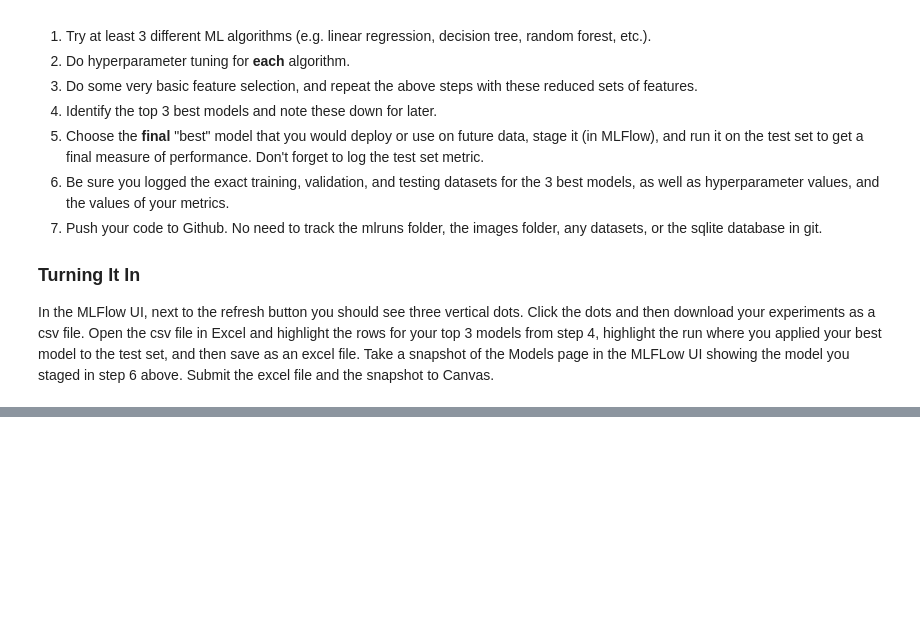
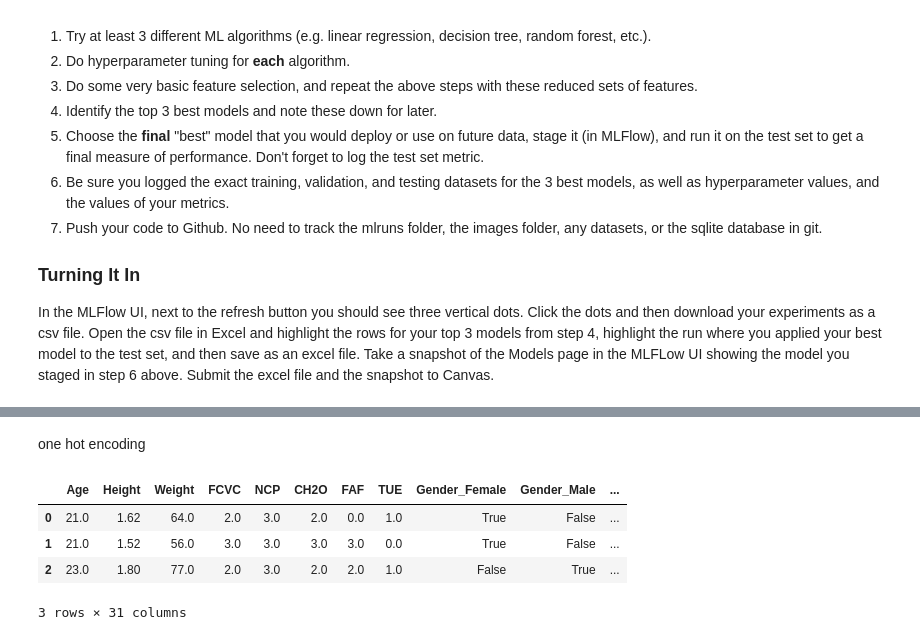
Before and after one commit to ebmecinascruz/mlops, a Jupyter notebook: notebooks/Lab_2_exp_tracking_local.ipynb, the cells around one changed output, grey strips where cells are left out. Drawn from its saved outputs; the diff is of its cells as text; code cells hidden in the pictures; blank space fills up the shorter version.

```diff
--- a/notebooks/Lab_2_exp_tracking_local.ipynb
+++ b/notebooks/Lab_2_exp_tracking_local.ipynb
@@ -460,0 +482,23 @@ In the MLFlow UI, next to the refresh button you should see three vertical dots.
+# %% [markdown]
+one hot encoding
+# %%
+df_encoded = pd.get_dummies(
+    obesity.drop(columns=["NObeyesdad"]),
+    columns=[
+        "Gender",
+        "family_history_with_overweight",
+        "FAVC",
+        "CAEC",
+        "SMOKE",
+        "SCC",
+        "CALC",
+        "MTRANS",
+    ],
+)
+df_encoded.head(3)
+# %% [output]
+|  | Age | Height | Weight | FCVC | NCP | CH2O | FAF | TUE | Gender_Female | Gender_Male | ... |
+| 0 | 21.0 | 1.62 | 64.0 | 2.0 | 3.0 | 2.0 | 0.0 | 1.0 | True | False | ... |
+| 1 | 21.0 | 1.52 | 56.0 | 3.0 | 3.0 | 3.0 | 3.0 | 0.0 | True | False | ... |
+| 2 | 23.0 | 1.80 | 77.0 | 2.0 | 3.0 | 2.0 | 2.0 | 1.0 | False | True | ... |
+3 rows × 31 columns
```
Also changed, not shown: parts of 56 cells of this notebook.
